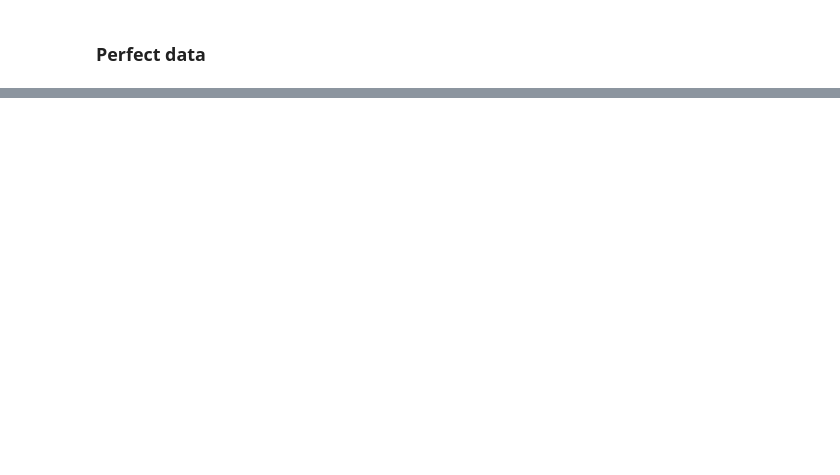
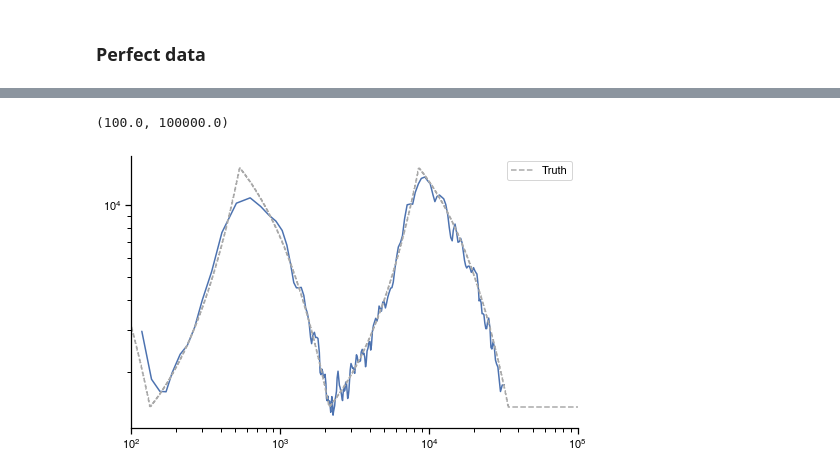
Before and after one commit to terhorst/xsmc, a Jupyter notebook: docsrc/source/paper/psmc.ipynb, the cells around one changed output, grey strips where cells are left out. Saved outputs shown, nothing was run; the diff lists cells and outputs as text; code cells hidden in the pictures; blank space fills up the shorter version.

```diff
--- a/docsrc/source/paper/psmc.ipynb
+++ b/docsrc/source/paper/psmc.ipynb
@@ -337,7 +255,9 @@ true_data = np.array(
     [
         next(sim.trees()).get_time(2)
         for sim in msp.simulate(
-            num_replicates=10000, demographic_events=de, sample_size=2,
+            num_replicates=10000,
+            demographic_events=de,
+            sample_size=2,
         )
     ]
 )
@@ -344,16 +266,23 @@ true_data = np.array(
 # %%
 x, y = kde_ne(true_data)
 plt.plot(x[::50], y[::50] / 2)  # downsample the curves to make plotting faster
 
 f = plot_de(de, 14312)
 x_zz = np.geomspace(1e2, 1e6, 1000)
 truth = (x_zz, f(x_zz))
 
 
 plt.plot(
-    *truth, "--", color="darkgrey", label="Truth", drawstyle="steps-post",
+    *truth,
+    "--",
+    color="darkgrey",
+    label="Truth",
+    drawstyle="steps-post",
 )
 plt.xscale("log")
 plt.yscale("log")
 plt.legend()
 plt.xlim(1e2, 1e5)
+# %% [output]
+(100.0, 100000.0)
+[figure, added]
```
Also changed, not shown: parts of 56 cells of this notebook, 2 other files.
